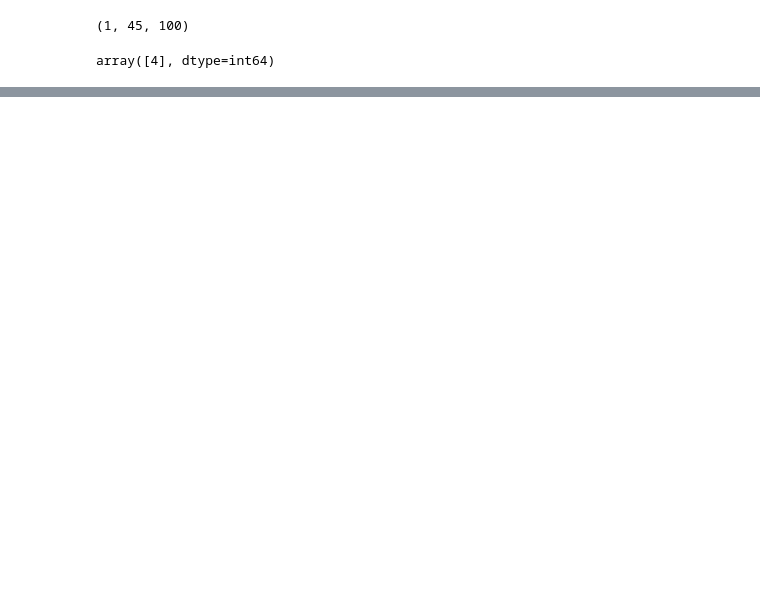
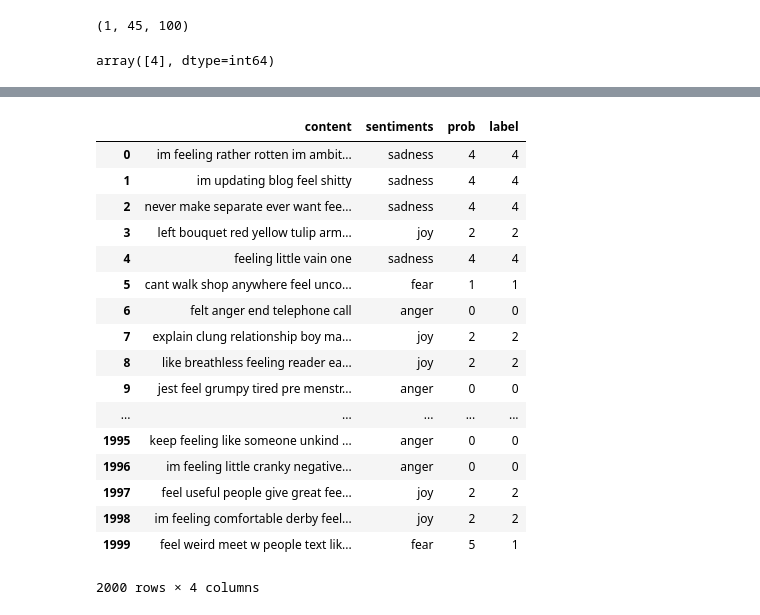
Before and after one commit to piyush-98/emotion_detector_text, a Jupyter notebook: baseline.ipynb, the cells around one changed output, grey strips where cells are left out. Saved outputs shown, nothing was run; the diff lists cells and outputs as text; code cells hidden in the pictures; blank space fills up the shorter version.

```diff
--- a/baseline.ipynb
+++ b/baseline.ipynb
@@ -333,0 +317,15 @@ array([4], dtype=int64)
+# %%
+#Making all letters lowercase
+test[0] = test[0].apply(lambda x: " ".join(x.lower() for x in x.split()))
+#Removing Punctuation, Symbols
+test[0] = test[0].str.replace('[^\w\s]',' ')
+#Removing Stop Words using NLTK
+from nltk.corpus import stopwords
+stop = stopwords.words('english')
+test[0] = test[0].apply(lambda x: " ".join(x for x in x.split() if x not in stop))
+#Lemmatisation
+from textblob import Word
+test[0] = test[0].apply(lambda x: " ".join([Word(word).lemmatize() for word in x.split()]))
+test[0] = test[0].apply(lambda x: " ".join(de_repeat(x) for x in x.split()))
+# %%
+test.columns = ['content', 'sentiments']
@@ -333,0 +334,3 @@ array([4], dtype=int64)
+# %%
+lbl_enc = preprocessing.LabelEncoder()
+y_test = lbl_enc.fit_transform(test.sentiments.values)
@@ -333,0 +355,23 @@ array([4], dtype=int64)
+# %%
+test['label']=y_test
+# %%
+test
+# %% [output]
+|  | content | sentiments | prob | label |
+| 0 | im feeling rather rotten im ambit... | sadness | 4 | 4 |
+| 1 | im updating blog feel shitty | sadness | 4 | 4 |
+| 2 | never make separate ever want fee... | sadness | 4 | 4 |
+| 3 | left bouquet red yellow tulip arm... | joy | 2 | 2 |
+| 4 | feeling little vain one | sadness | 4 | 4 |
+| 5 | cant walk shop anywhere feel unco... | fear | 1 | 1 |
+| 6 | felt anger end telephone call | anger | 0 | 0 |
+| 7 | explain clung relationship boy ma... | joy | 2 | 2 |
+| 8 | like breathless feeling reader ea... | joy | 2 | 2 |
+| 9 | jest feel grumpy tired pre menstr... | anger | 0 | 0 |
+| ... | ... | ... | ... | ... |
+| 1995 | keep feeling like someone unkind ... | anger | 0 | 0 |
+| 1996 | im feeling little cranky negative... | anger | 0 | 0 |
+| 1997 | feel useful people give great fee... | joy | 2 | 2 |
+| 1998 | im feeling comfortable derby feel... | joy | 2 | 2 |
+| 1999 | feel weird meet w people text lik... | fear | 5 | 1 |
+2000 rows × 4 columns
```
Also changed, not shown: parts of 26 cells of this notebook, 1 other file.
